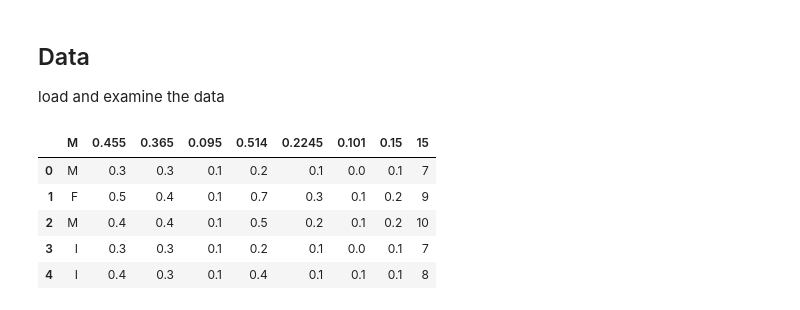
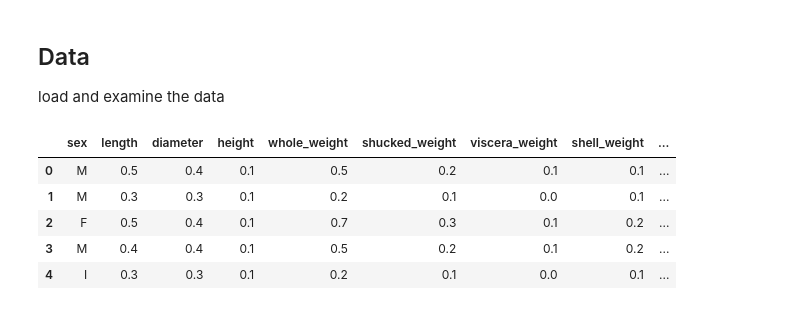
Before and after one commit to borzoj/ml-experiments, a Jupyter notebook: abalones/abalones_dnn_regressor.ipynb, the cells around one changed output. Cells and saved outputs as stored; diff of their text form; code cells hidden in the pictures.

```diff
--- a/abalones/abalones_dnn_regressor.ipynb
+++ b/abalones/abalones_dnn_regressor.ipynb
@@ -22,18 +22,19 @@ load and examine the data
 # %%
 df = pd.read_csv(
     "https://archive.ics.uci.edu/ml/machine-learning-databases/abalone/abalone.data",
     sep=",",
-    names = ["Sequence", "Start", "End", "Coverage"]
+    index_col=False,
+    names = ["sex", "length", "diameter", "height", "whole_weight", "shucked_weight", "viscera_weight", "shell_weight", "rings"]
 )
+df.rings = df.rings.astype(float)
+df.head()
+# %% [output]
+|  | sex | length | diameter | height | whole_weight | shucked_weight | viscera_weight | shell_weight | ... |
+| 0 | M | 0.5 | 0.4 | 0.1 | 0.5 | 0.2 | 0.1 | 0.1 | ... |
+| 1 | M | 0.3 | 0.3 | 0.1 | 0.2 | 0.1 | 0.0 | 0.1 | ... |
+| 2 | F | 0.5 | 0.4 | 0.1 | 0.7 | 0.3 | 0.1 | 0.2 | ... |
+| 3 | M | 0.4 | 0.4 | 0.1 | 0.5 | 0.2 | 0.1 | 0.2 | ... |
+| 4 | I | 0.3 | 0.3 | 0.1 | 0.2 | 0.1 | 0.0 | 0.1 | ... |
-# %%
-df.head()
-# %% [output]
-|  | M | 0.455 | 0.365 | 0.095 | 0.514 | 0.2245 | 0.101 | 0.15 | 15 |
-| 0 | M | 0.3 | 0.3 | 0.1 | 0.2 | 0.1 | 0.0 | 0.1 | 7 |
-| 1 | F | 0.5 | 0.4 | 0.1 | 0.7 | 0.3 | 0.1 | 0.2 | 9 |
-| 2 | M | 0.4 | 0.4 | 0.1 | 0.5 | 0.2 | 0.1 | 0.2 | 10 |
-| 3 | I | 0.3 | 0.3 | 0.1 | 0.2 | 0.1 | 0.0 | 0.1 | 7 |
-| 4 | I | 0.4 | 0.3 | 0.1 | 0.4 | 0.1 | 0.1 | 0.1 | 8 |
 # %%
 df.describe()
 # %% [output]
```
Also changed, not shown: parts of 9 cells of this notebook, 1 other file.
